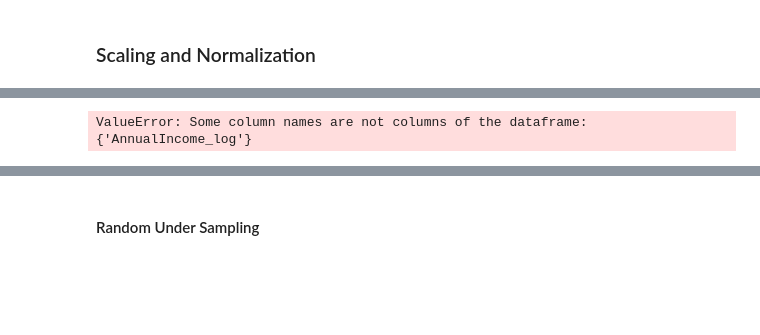
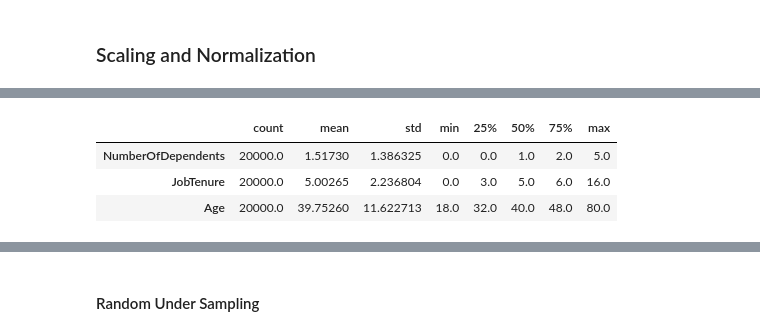
Before and after one commit to GauriR011/Financial-Risk-for-Loan-Approval, a Jupyter notebook: code copy.ipynb, the cells around one changed output, grey strips where cells are left out. Cells and saved outputs as stored; diff of their text form; code cells hidden in the pictures; blank space fills up the shorter version.

```diff
--- a/code copy.ipynb
+++ b/code copy.ipynb
@@ -883,13 +944,18 @@ minmax_features = [
+# %%
+features[['NumberOfDependents', 'JobTenure', 'Age']].describe().T
+# %% [output]
+|  | count | mean | std | min | 25% | 50% | 75% | max |
+| NumberOfDependents | 20000.0 | 1.51730 | 1.386325 | 0.0 | 0.0 | 1.0 | 2.0 | 5.0 |
+| JobTenure | 20000.0 | 5.00265 | 2.236804 | 0.0 | 3.0 | 5.0 | 6.0 | 16.0 |
+| Age | 20000.0 | 39.75260 | 11.622713 | 18.0 | 32.0 | 40.0 | 48.0 | 80.0 |
 # %%
 # Create the preprocessor transformer
 preprocessor = ColumnTransformer(transformers=[
     ('std', StandardScaler(), standard_features),
-    ('minmax', MinMaxScaler(), minmax_features)
+    # ('minmax', MinMaxScaler(), minmax_features)
 ], remainder='passthrough') # 'passthrough' keeps binary flags (0/1) unchanged
 
 # Fit ONLY on train, transform both
 X_train_scaled = preprocessor.fit_transform(X_train)
 X_val_scaled = preprocessor.transform(X_val)
 X_test_scaled = preprocessor.transform(X_test)
-# %% [output]
-ValueError: Some column names are not columns of the dataframe: {'AnnualIncome_log'}
```
Also changed, not shown: parts of 28 cells of this notebook, 6 other files.
